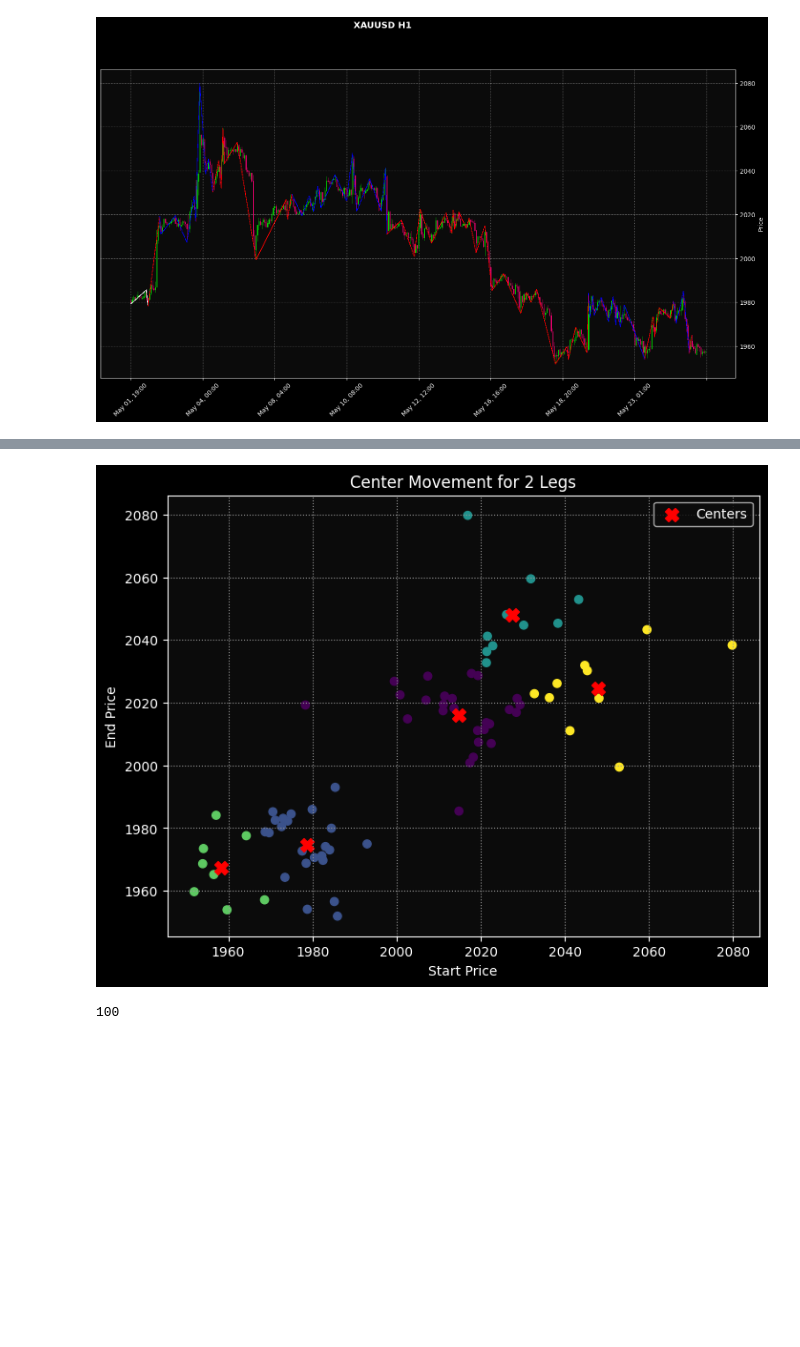
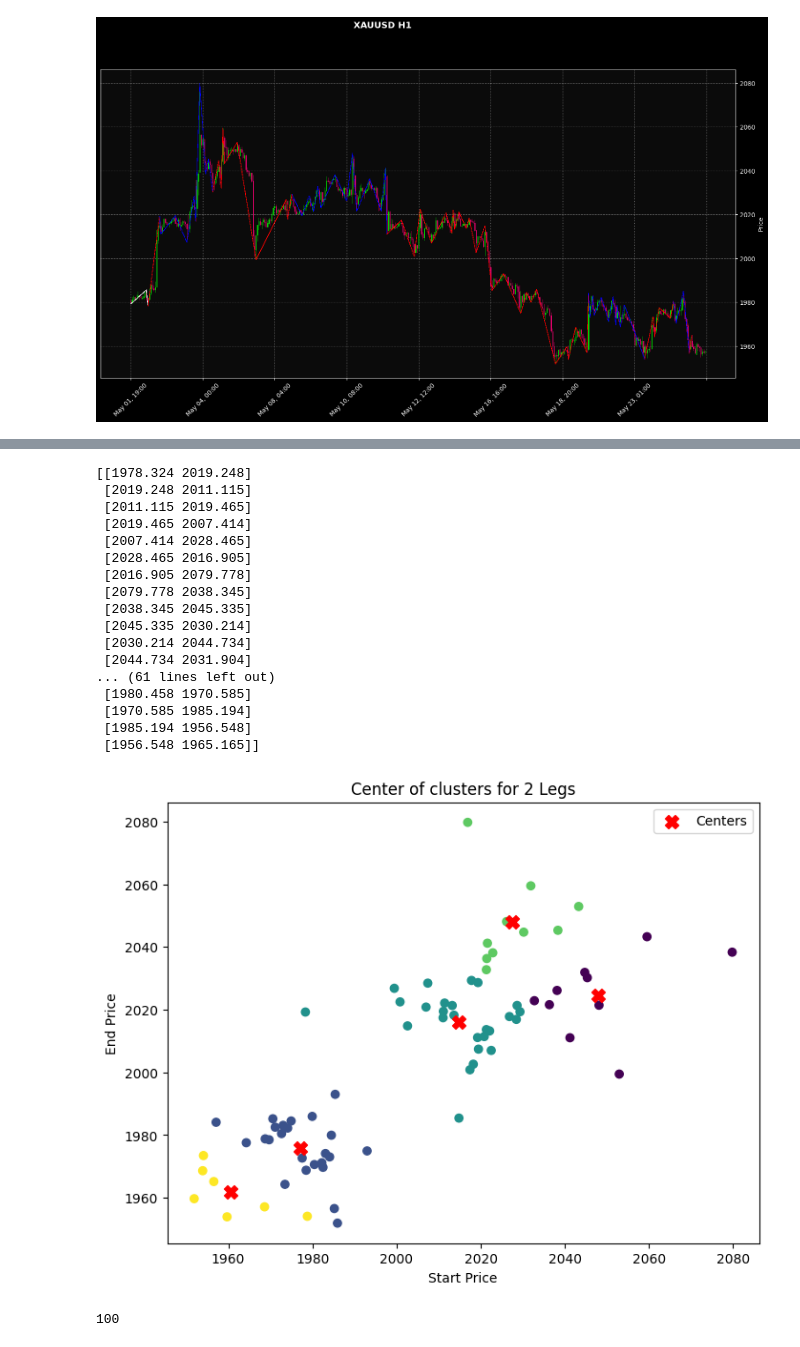
Before and after one commit to an9979/AML_04, a Jupyter notebook: Q5.ipynb, the cells around one changed output, grey strips where cells are left out. Cells and saved outputs as stored; diff of their text form; code cells hidden in the pictures; blank space fills up the shorter version.

```diff
--- a/Q5.ipynb
+++ b/Q5.ipynb
@@ -238,6 +217,9 @@ mpf.plot(data[-strat_candle-data_window:-strat_candle], type='candle', style=s,
 # %% [output]
 [figure]
 # %%
+import pandas as pd
+from sklearn.cluster import KMeans
+import matplotlib.pyplot as plt
 import numpy as np
 data_window = 400
 strat_candle = 1
@@ -259,12 +241,14 @@ def extract_legs(zigzag_lines, trends):
 legs = extract_legs(zigzag_lines, trends)
 
 # Create datasets for previous 2, 3, and 4 legs
+
 datasets = {}
 for num_legs in [2, 3, 4]:
     dataset = []
     for i in range(num_legs, len(legs)):
         instance = []
         for j in range(num_legs):
-            instance += legs[i-j]
+            instance += legs[i-j][2:3]
+        instance += legs[i][3:]
         dataset.append(instance)
     datasets[num_legs] = np.array(dataset)
@@ -335,28 +254,0 @@ OSError: could not get source code
-# %%
-from sklearn.cluster import KMeans
-import matplotlib.pyplot as plt
-num_clusters = 5
-for num_legs, dataset in datasets.items():
-    X = dataset[:, 2:4]  # Use only start price and end price for clustering
-    kmeans = KMeans(n_clusters=num_clusters)
-    labels = kmeans.fit_predict(X)
-
-    # Create subplots for each cluster
-    fig, axs = plt.subplots(num_clusters, 1, figsize=(8, 6*num_clusters))
-    fig.suptitle(f'Patterns for {num_legs} Legs')
-
-    # Iterate over clusters
-    for cluster in range(num_clusters):
-        cluster_indices = np.where(labels == cluster)[0]
-
-        # Plot each pattern in the cluster
-        for index in cluster_indices:
-            start_price = dataset[index, 2]
-            end_price = dataset[index, 3]
-            axs[cluster].plot([0, 1], [start_price, end_price], color='blue')
-
-        axs[cluster].set_ylabel(f'Cluster {cluster+1}')
-
-    axs[num_clusters-1].set_xlabel('Legs')
-    plt.tight_layout()
-    plt.show()
@@ -417,28 +302,47 @@ for num_legs, dataset in datasets.items():
 # %%
 from sklearn.cluster import KMeans
 import matplotlib.pyplot as plt
 
 num_clusters = 5
 
 # Run K-means and plot patterns for each dataset
 for num_legs, dataset in datasets.items():
     if num_legs == 2:
-        X = dataset[:, 2:4]  # Use only start price and end price for clustering
+        # Use only start price and end price for clustering
+        X = dataset[:, [0, 2]].astype(float)
+        print(X)
         kmeans = KMeans(n_clusters=num_clusters)
         labels = kmeans.fit_predict(X)
         centers = kmeans.cluster_centers_
 
         # Plot center movement
         plt.figure(figsize=(8, 6))
-        plt.title(f'Center Movement for {num_legs} Legs')
+        plt.title(f'Center of clusters for {num_legs} Legs')
         plt.scatter(X[:, 0], X[:, 1], c=labels, cmap='viridis')
         plt.scatter(centers[:, 0], centers[:, 1], c='red', marker='X', s=100, label='Centers')
         plt.xlabel('Start Price')
         plt.ylabel('End Price')
         plt.legend()
         plt.show()
 # %% [output]
+[[1978.324 2019.248]
+ [2019.248 2011.115]
+ [2011.115 2019.465]
+ [2019.465 2007.414]
+ [2007.414 2028.465]
+ [2028.465 2016.905]
+ [2016.905 2079.778]
+ [2079.778 2038.345]
+ [2038.345 2045.335]
+ [2045.335 2030.214]
+ [2030.214 2044.734]
+ [2044.734 2031.904]
+... (61 lines left out)
+ [1980.458 1970.585]
+ [1970.585 1985.194]
+ [1985.194 1956.548]
+ [1956.548 1965.165]]
-[figure, old version]
+[figure, new version]
 # %%
 from sklearn.cluster import KMeans
 import matplotlib.pyplot as plt
```
Also changed, not shown: parts of 17 cells of this notebook, 2 other files.
